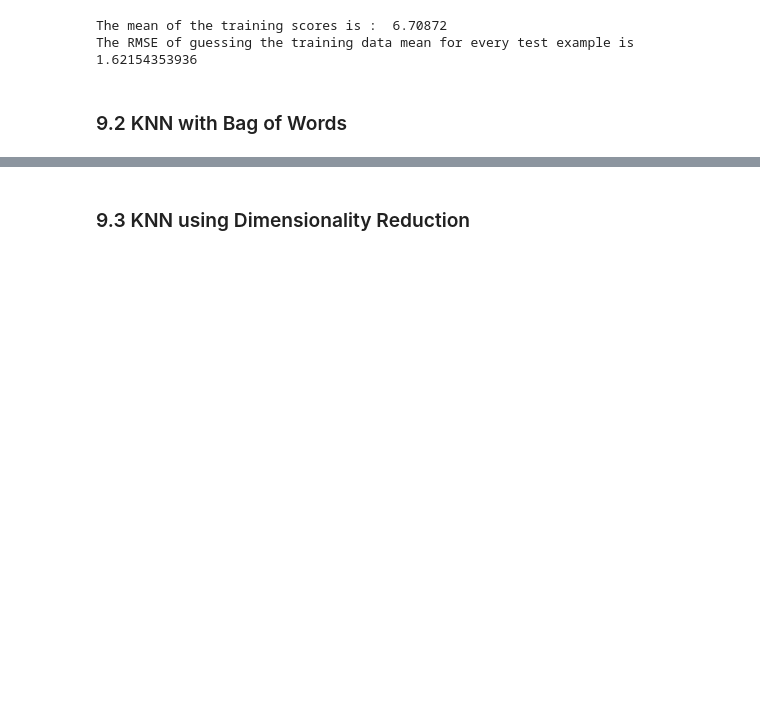
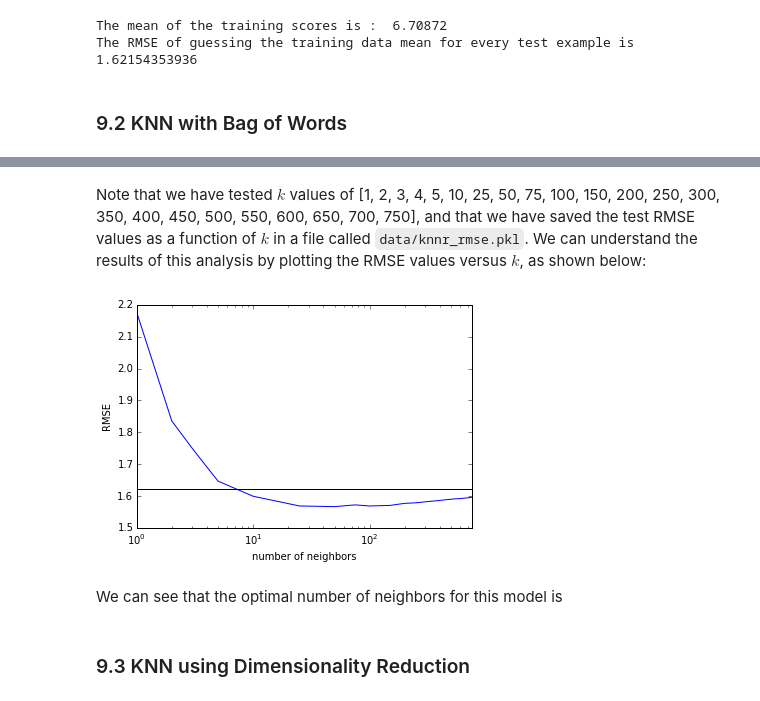
Before and after one commit to ameisner/ac209_project, a Jupyter notebook: pb_classification.ipynb, the cells around one changed output, grey strips where cells are left out. Cells and saved outputs as stored; diff of their text form; code cells hidden in the pictures; blank space fills up the shorter version.

Commit message:
starting to write up bag of words KNN regression

```diff
--- a/pb_classification.ipynb
+++ b/pb_classification.ipynb
@@ -397,7 +397,9 @@ fewer than we used for the tuned Naive Bayes classifier. Therefore, there is som
 In the regression problem, the standard choice of metric for "goodness" of a model is the RMS error (RMSE) of the predictions relative to the truth. In this case, the simplest possible model simply takes the mean of the training data, and guesses that value for all of the test examples. In the following cell we have evaluated this trivial baseline model and calculated its RMSE:
 # %%
 print 'The mean of the training scores is : ', np.mean(scores[ind_train])
-print 'The RMSE of guessing the training data mean for every test example is', np.std(scores[ind_test]-np.mean(scores[ind_train]))
+# calculate the baseline RMSE corresponding to always guessing a score equal to the mean score of the training set
+baseline_rmse = np.std(scores[ind_test]-np.mean(scores[ind_train]))
+print 'The RMSE of guessing the training data mean for every test example is', baseline_rmse
 # %% [output]
 The mean of the training scores is :  6.70872
 The RMSE of guessing the training data mean for every test example is 1.62154353936
@@ -406,3 +430,21 @@ The RMSE of guessing the training data mean for every test example is 1.62154353
+# %% [markdown]
+Note that we have tested $k$ values of [1, 2, 3, 4, 5, 10, 25, 50, 75, 100, 150, 200, 250, 300, 350, 400, 450, 500, 550, 600, 650, 700, 750], and that we have saved the test RMSE values as a function of $k$ in a file called `data/knnr_rmse.pkl`. We can
+understand the results of this analysis by plotting the RMSE values versus $k$, as shown below:
+# %%
+# RMSE values for KNN using bag of words features
+rmse_bw = cPickle.load(file('data/knnr_rmse.pkl'))
+k_bw = cPickle.load(file('data/knnr_nneighbor.pkl'))
+plt.plot(k_bw, rmse_bw)
+plt.plot(np.array([np.min(k_bw), np.max(k_bw)]), np.array([baseline_rmse, baseline_rmse]), c='k')
+plt.xlim((np.min(k_bw), np.max(k_bw)))
+plt.xlabel('number of neighbors')
+plt.ylabel('RMSE')
+ax = plt.gca()
+ax.set_xscale('log')
+# %% [output]
+[figure, added]
+# %% [markdown]
+We can see that the optimal number of neighbors for this model is
 # %% [markdown]
 ### 9.3 KNN using Dimensionality Reduction
 # %%
```
Also changed, not shown: parts of 2 cells of this notebook.
